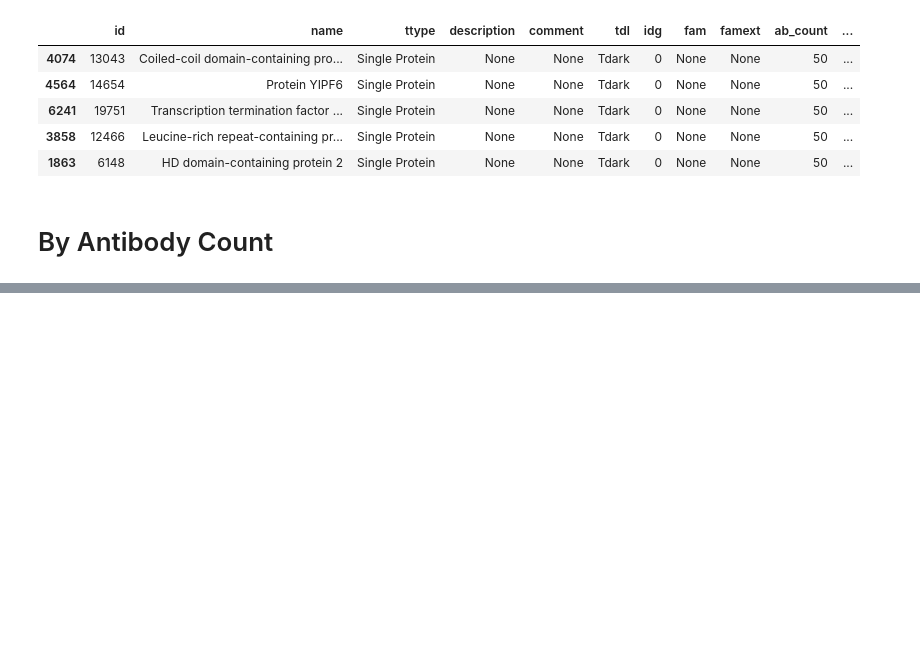
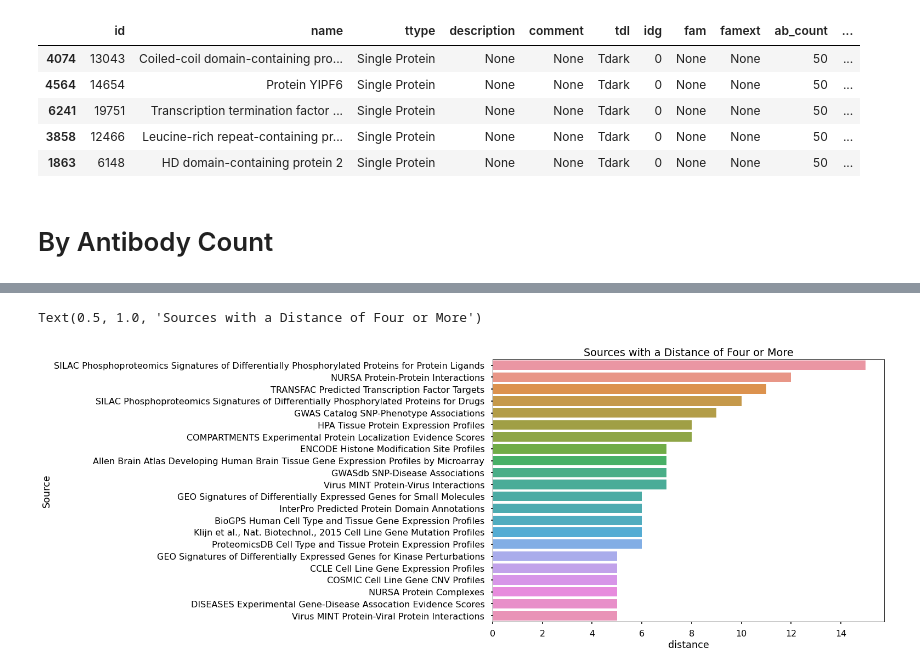
Before and after one commit to jbofill10/Pharos-Target-Examination, a Jupyter notebook: Visualizations.ipynb, the cells around one changed output, grey strips where cells are left out. Cells and saved outputs as stored; diff of their text form; code cells hidden in the pictures; blank space fills up the shorter version.

```diff
--- a/Visualizations.ipynb
+++ b/Visualizations.ipynb
@@ -336,0 +343,8 @@ In proteins that are "ripe" for obtaining a new level from t-dark
+# %%
+dist_thresh = source_distances[source_distances['distance'] > 4]
+
+sns.barplot(data=dist_thresh, y='Source', x='distance')
+plt.title('Sources with a Distance of Four or More')
+# %% [output]
+Text(0.5, 1.0, 'Sources with a Distance of Four or More')
+[figure, added]
```
Also changed, not shown: parts of 12 cells of this notebook, 1 other file.
